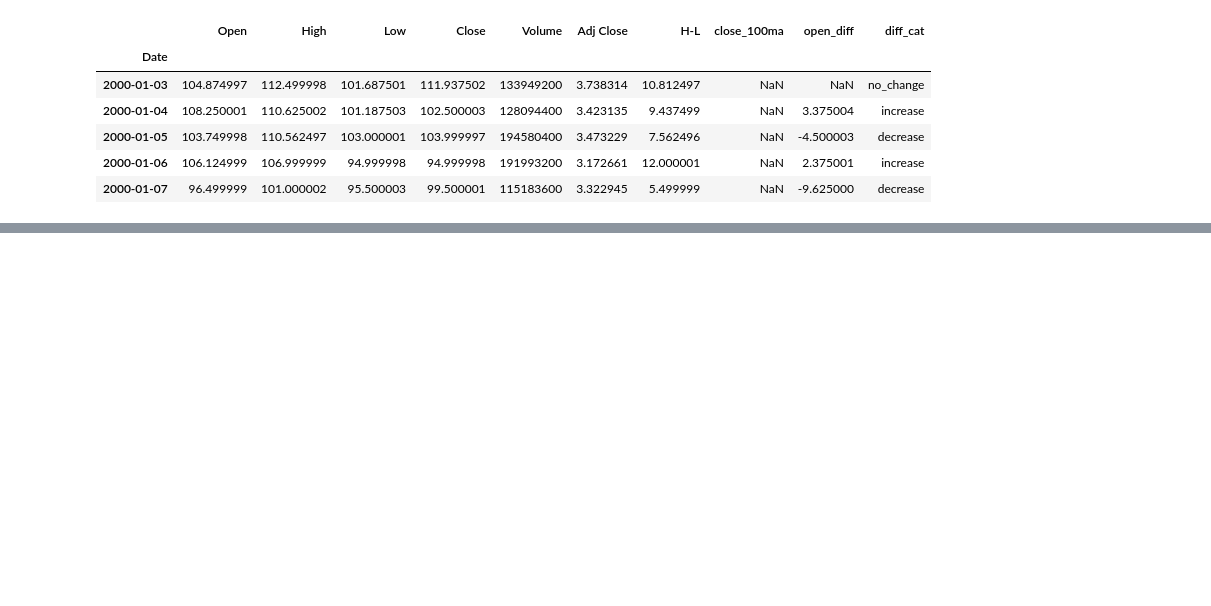
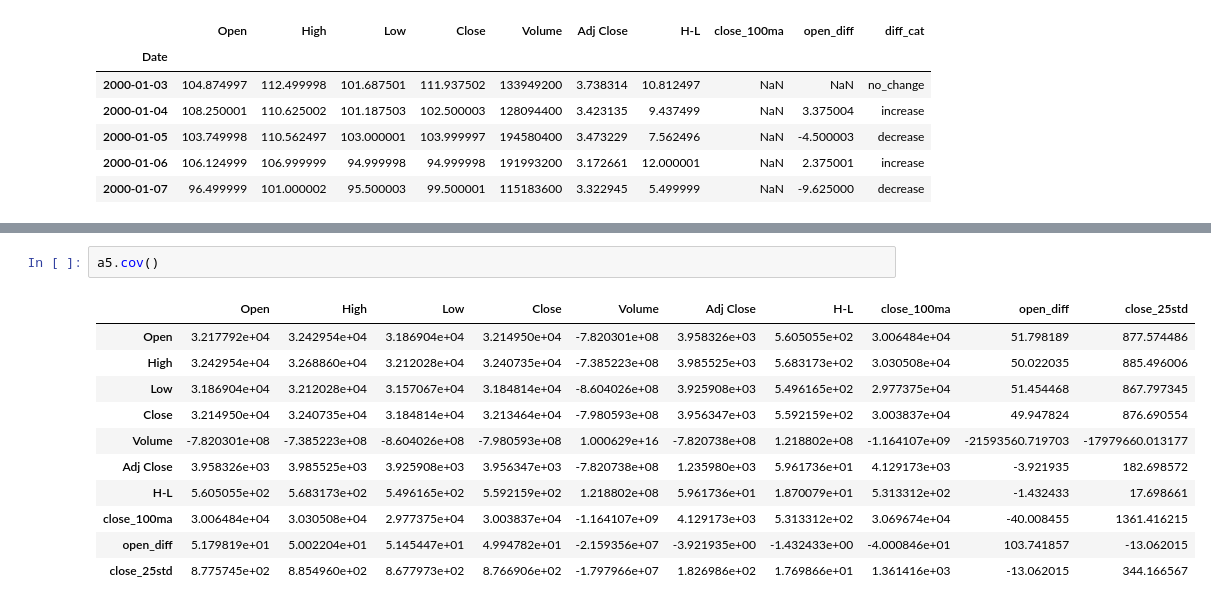
Before and after one commit to arkoneogy/mytutorials, a Jupyter notebook: python/sentdex_pandas_tut_youtube.ipynb, the cells around one changed output, grey strips where cells are left out. Drawn from its saved outputs; the diff is of its cells as text; blank space fills up the shorter version.

```diff
--- a/python/sentdex_pandas_tut_youtube.ipynb
+++ b/python/sentdex_pandas_tut_youtube.ipynb
@@ -409,0 +479,14 @@ a5['Close'].plot()
+# %%
+a5.cov()
+# %% [output]
+|  | Open | High | Low | Close | Volume | Adj Close | H-L | close_100ma | open_diff | close_25std |
+| Open | 3.217792e+04 | 3.242954e+04 | 3.186904e+04 | 3.214950e+04 | -7.820301e+08 | 3.958326e+03 | 5.605055e+02 | 3.006484e+04 | 51.798189 | 877.574486 |
+| High | 3.242954e+04 | 3.268860e+04 | 3.212028e+04 | 3.240735e+04 | -7.385223e+08 | 3.985525e+03 | 5.683173e+02 | 3.030508e+04 | 50.022035 | 885.496006 |
+| Low | 3.186904e+04 | 3.212028e+04 | 3.157067e+04 | 3.184814e+04 | -8.604026e+08 | 3.925908e+03 | 5.496165e+02 | 2.977375e+04 | 51.454468 | 867.797345 |
+| Close | 3.214950e+04 | 3.240735e+04 | 3.184814e+04 | 3.213464e+04 | -7.980593e+08 | 3.956347e+03 | 5.592159e+02 | 3.003837e+04 | 49.947824 | 876.690554 |
+| Volume | -7.820301e+08 | -7.385223e+08 | -8.604026e+08 | -7.980593e+08 | 1.000629e+16 | -7.820738e+08 | 1.218802e+08 | -1.164107e+09 | -21593560.719703 | -17979660.013177 |
+| Adj Close | 3.958326e+03 | 3.985525e+03 | 3.925908e+03 | 3.956347e+03 | -7.820738e+08 | 1.235980e+03 | 5.961736e+01 | 4.129173e+03 | -3.921935 | 182.698572 |
+| H-L | 5.605055e+02 | 5.683173e+02 | 5.496165e+02 | 5.592159e+02 | 1.218802e+08 | 5.961736e+01 | 1.870079e+01 | 5.313312e+02 | -1.432433 | 17.698661 |
+| close_100ma | 3.006484e+04 | 3.030508e+04 | 2.977375e+04 | 3.003837e+04 | -1.164107e+09 | 4.129173e+03 | 5.313312e+02 | 3.069674e+04 | -40.008455 | 1361.416215 |
+| open_diff | 5.179819e+01 | 5.002204e+01 | 5.145447e+01 | 4.994782e+01 | -2.159356e+07 | -3.921935e+00 | -1.432433e+00 | -4.000846e+01 | 103.741857 | -13.062015 |
+| close_25std | 8.775745e+02 | 8.854960e+02 | 8.677973e+02 | 8.766906e+02 | -1.797966e+07 | 1.826986e+02 | 1.769866e+01 | 1.361416e+03 | -13.062015 | 344.166567 |
```
Also changed, not shown: parts of 30 cells of this notebook, 1 other file.
